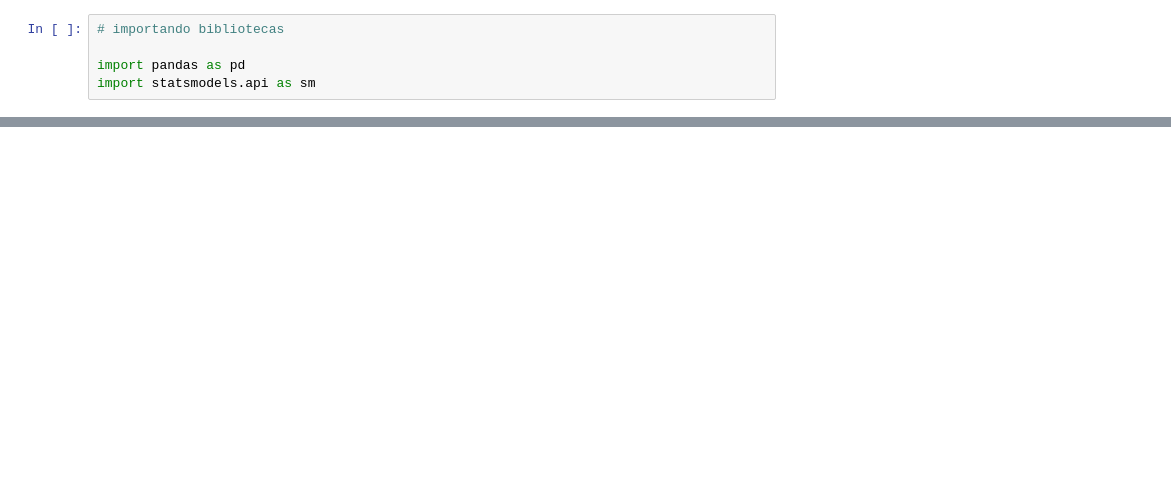
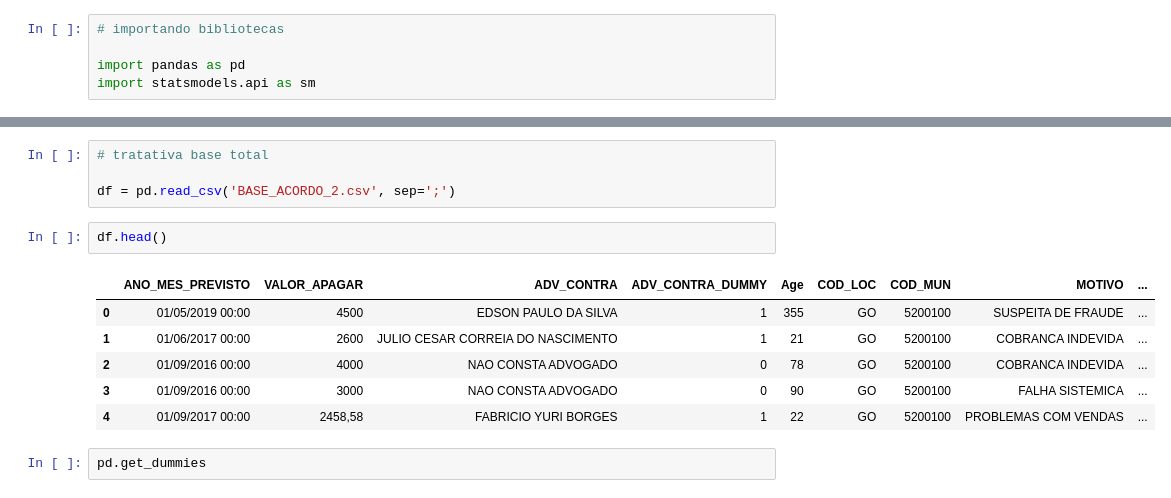
Before and after one commit to beatrizcastro89/analise-variaveis, a Jupyter notebook: Análise de Variáveis.ipynb, the cells around one changed output, grey strips where cells are left out. Cells and saved outputs as stored; diff of their text form; blank space fills up the shorter version.

```diff
--- a/Análise de Variáveis.ipynb
+++ b/Análise de Variáveis.ipynb
@@ -1153,0 +1518,15 @@ strong multicollinearity problems or that the design matrix is singular.
+# %%
+# tratativa base total
+
+df = pd.read_csv('BASE_ACORDO_2.csv', sep=';')
+# %%
+df.head()
+# %% [output]
+|  | ANO_MES_PREVISTO | VALOR_APAGAR | ADV_CONTRA | ADV_CONTRA_DUMMY | Age | COD_LOC | COD_MUN | MOTIVO | ... |
+| 0 | 01/05/2019 00:00 | 4500 | EDSON PAULO DA SILVA | 1 | 355 | GO | 5200100 | SUSPEITA DE FRAUDE | ... |
+| 1 | 01/06/2017 00:00 | 2600 | JULIO CESAR CORREIA DO NASCIMENTO | 1 | 21 | GO | 5200100 | COBRANCA INDEVIDA | ... |
+| 2 | 01/09/2016 00:00 | 4000 | NAO CONSTA ADVOGADO | 0 | 78 | GO | 5200100 | COBRANCA INDEVIDA | ... |
+| 3 | 01/09/2016 00:00 | 3000 | NAO CONSTA ADVOGADO | 0 | 90 | GO | 5200100 | FALHA SISTEMICA | ... |
+| 4 | 01/09/2017 00:00 | 2458,58 | FABRICIO YURI BORGES | 1 | 22 | GO | 5200100 | PROBLEMAS COM VENDAS | ... |
+# %%
+pd.get_dummies
```
Also changed, not shown: parts of 61 cells of this notebook.
